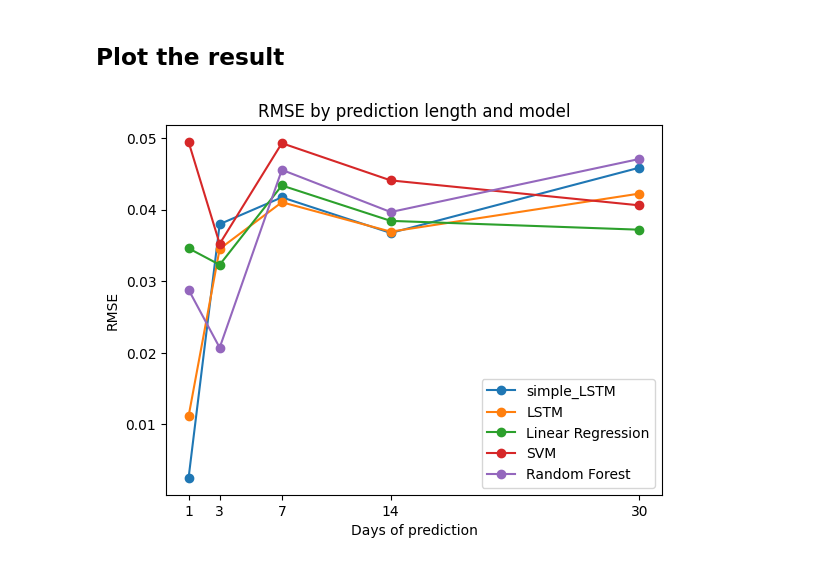
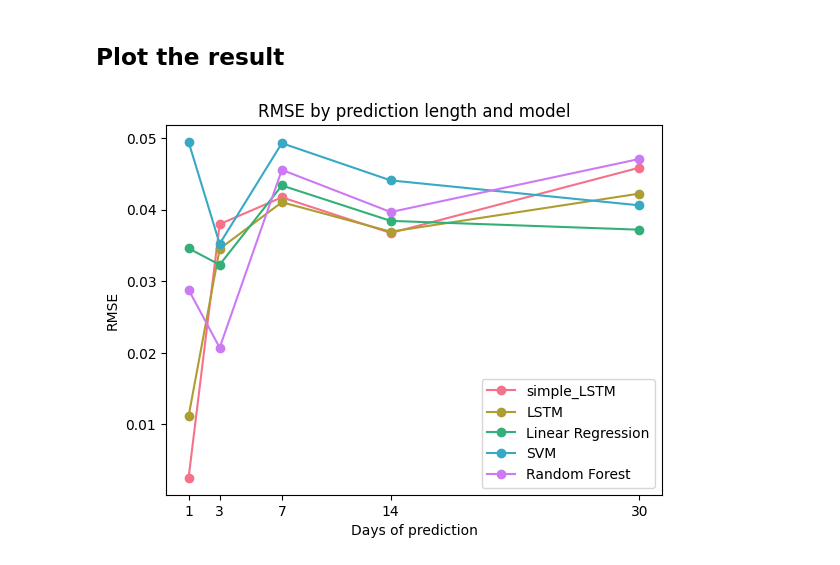
Before and after one commit to 23FA-DSC-Impact/Impact, a Jupyter notebook: comparison.ipynb, the cells around one changed output. Saved outputs shown, nothing was run; the diff lists cells and outputs as text; code cells hidden in the pictures.

```diff
--- a/comparison.ipynb
+++ b/comparison.ipynb
@@ -49,13 +50,15 @@ print(sorted_columns)
 dtype: object
 # %% [markdown]
 ## Plot the result
+# %%
+colors = sns.color_palette('husl', len(models))
 # %%
-rmse_result.plot(marker='o', linestyle='-')
+rmse_result.plot(marker='o', linestyle='-', color=colors)
 plt.xticks(ticks=days, labels=days)
 plt.xlabel('Days of prediction')
 plt.ylabel('RMSE')
 plt.title('RMSE by prediction length and model')
 plt.legend()
 plt.show()
 # %% [output]
-[figure, old version]
+[figure, new version]
```
Also changed, not shown: parts of 2 cells of this notebook.
